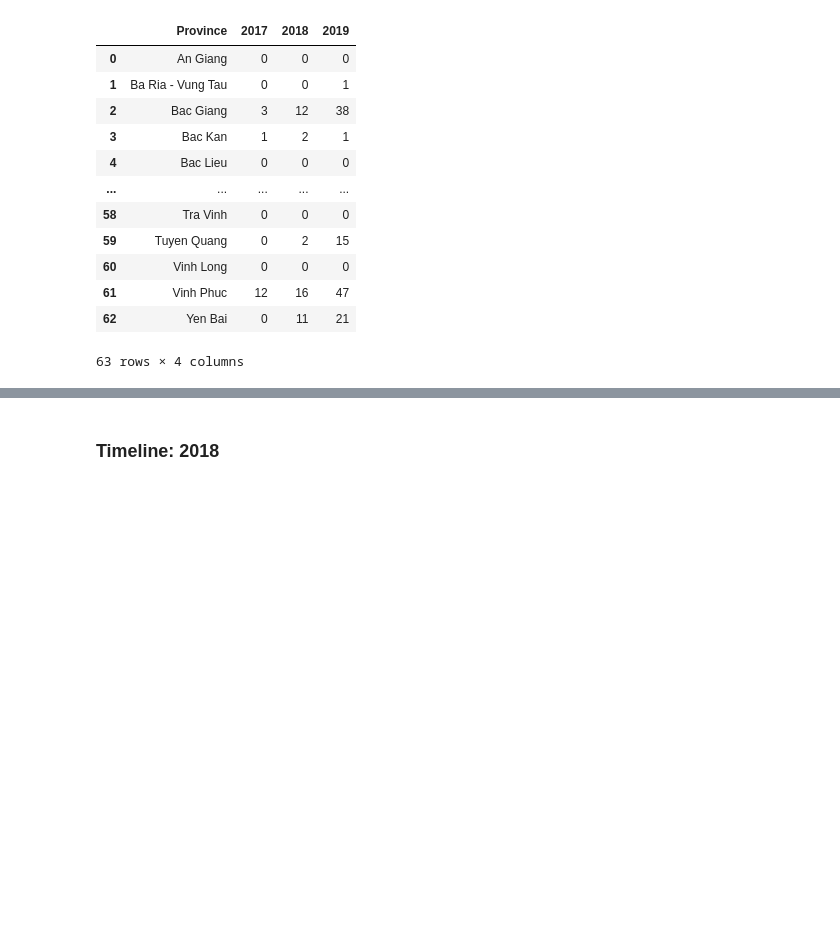
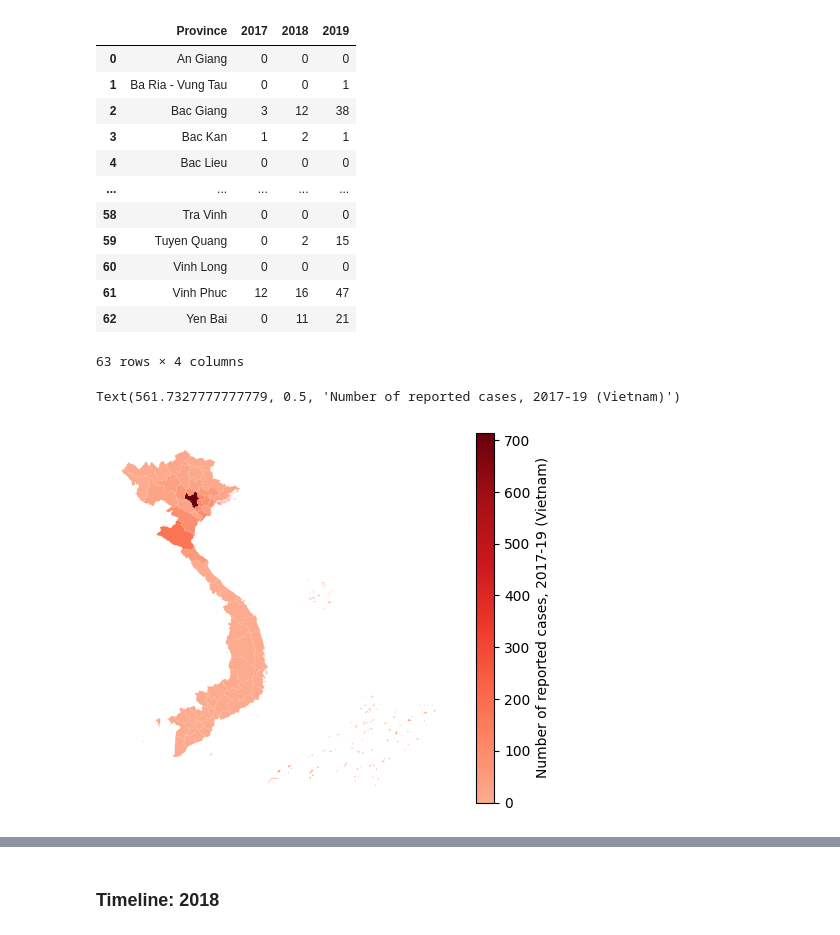
Before and after one commit to hung3a8/nhp-measles-analyse, a Jupyter notebook: Notebooks/Analyze/graph_and_map.ipynb, the cells around one changed output, grey strips where cells are left out. Drawn from its saved outputs; the diff is of its cells as text; code cells hidden in the pictures; blank space fills up the shorter version.

```diff
--- a/Notebooks/Analyze/graph_and_map.ipynb
+++ b/Notebooks/Analyze/graph_and_map.ipynb
@@ -113,6 +113,20 @@ df_years
 | 61 | Vinh Phuc | 12 | 16 | 47 |
 | 62 | Yen Bai | 0 | 11 | 21 |
 63 rows × 4 columns
+# %%
+patients = list(df_years['2017'] + df_years['2018'] + df_years['2019']) + [0] * (len(gdf) - len(df))
+gdf_all = gdf.sort_values(by='ADM1_EN')
+
+gdf_all.insert(0, 'Patient_1719', patients)
+
+f, ax = plt.subplots(1)
+gdf_ax = gdf_all.plot(column='Patient_1719', figsize=(10, 10), cmap=cmap, ax=ax, legend=True)
+gdf_ax.set_axis_off()
+cbar = ax.get_figure().get_axes()[1]
+cbar.set_ylabel('Number of reported cases, 2017-19 (Vietnam)')
+# %% [output]
+Text(561.7327777777779, 0.5, 'Number of reported cases, 2017-19 (Vietnam)')
+[figure, added]
 # %%
 patients = list(df_years['2017']) + [0] * (len(gdf) - len(df))
 gdf_2017 = gdf.sort_values(by='ADM1_EN')
```
Also changed, not shown: parts of 9 cells of this notebook.
